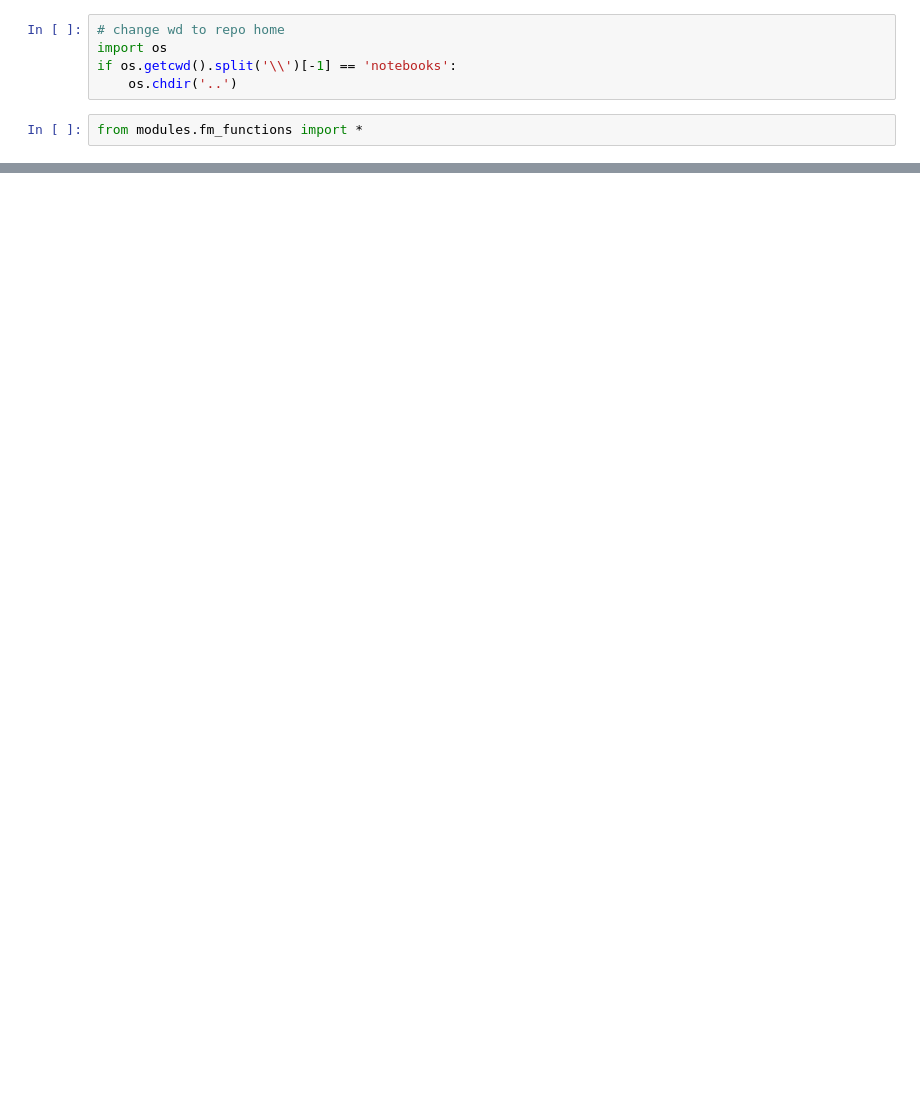
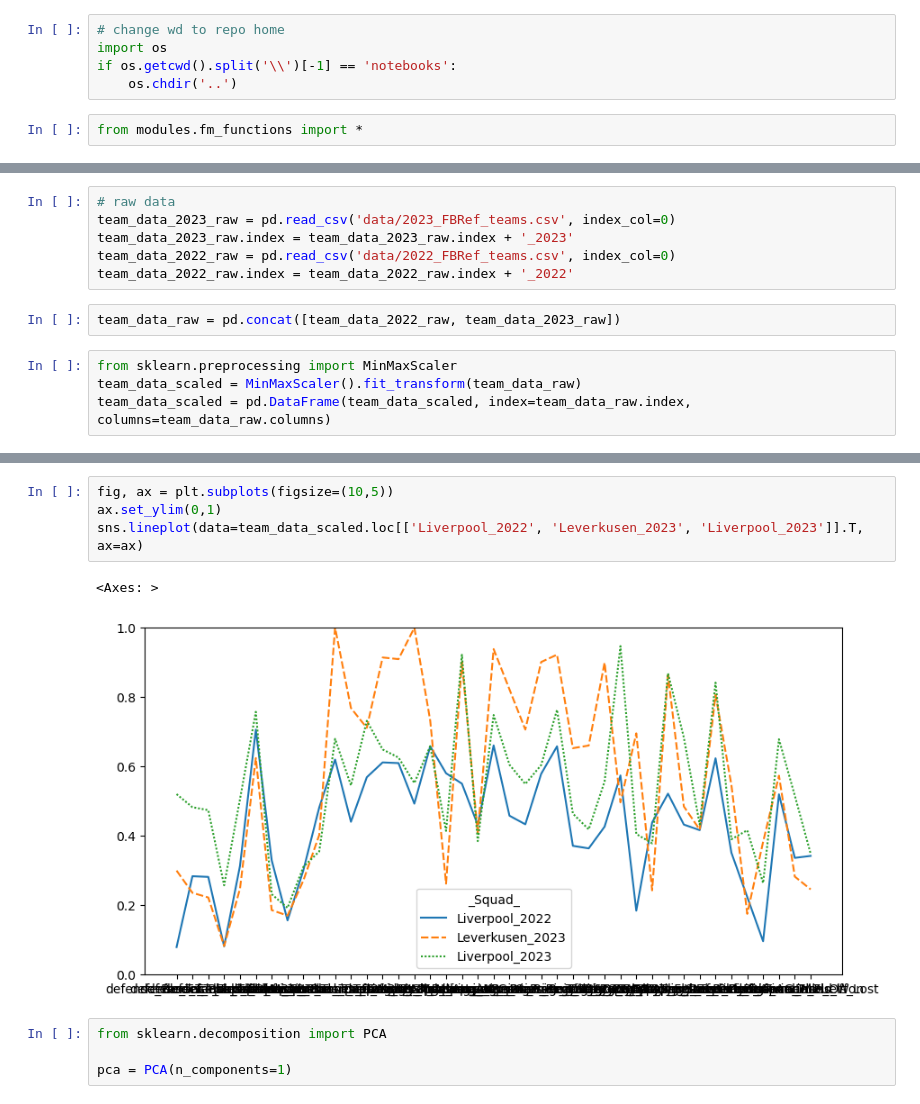
Before and after one commit to alibekk93/FM_skills_prediction, a Jupyter notebook: notebooks/02_team_similarity.ipynb, the cells around one changed output, grey strips where cells are left out. Saved outputs shown, nothing was run; the diff lists cells and outputs as text; blank space fills up the shorter version.

Commit message:
team similarity added with raw data or PCA

```diff
--- a/notebooks/02_team_similarity.ipynb
+++ b/notebooks/02_team_similarity.ipynb
@@ -285,0 +8,12 @@ pca_result.sort_values(9)
+# %%
+# raw data
+team_data_2023_raw = pd.read_csv('data/2023_FBRef_teams.csv', index_col=0)
+team_data_2023_raw.index = team_data_2023_raw.index + '_2023'
+team_data_2022_raw = pd.read_csv('data/2022_FBRef_teams.csv', index_col=0)
+team_data_2022_raw.index = team_data_2022_raw.index + '_2022'
+# %%
+team_data_raw = pd.concat([team_data_2022_raw, team_data_2023_raw])
+# %%
+from sklearn.preprocessing import MinMaxScaler
+team_data_scaled = MinMaxScaler().fit_transform(team_data_raw)
+team_data_scaled = pd.DataFrame(team_data_scaled, index=team_data_raw.index, columns=team_data_raw.columns)
@@ -285,0 +47,11 @@ pca_result.sort_values(9)
+# %%
+fig, ax = plt.subplots(figsize=(10,5))
+ax.set_ylim(0,1)
+sns.lineplot(data=team_data_scaled.loc[['Liverpool_2022', 'Leverkusen_2023', 'Liverpool_2023']].T, ax=ax)
+# %% [output]
+<Axes: >
+[figure, added]
+# %%
+from sklearn.decomposition import PCA
+
+pca = PCA(n_components=1)
```
Also changed, not shown: parts of 41 cells of this notebook.
